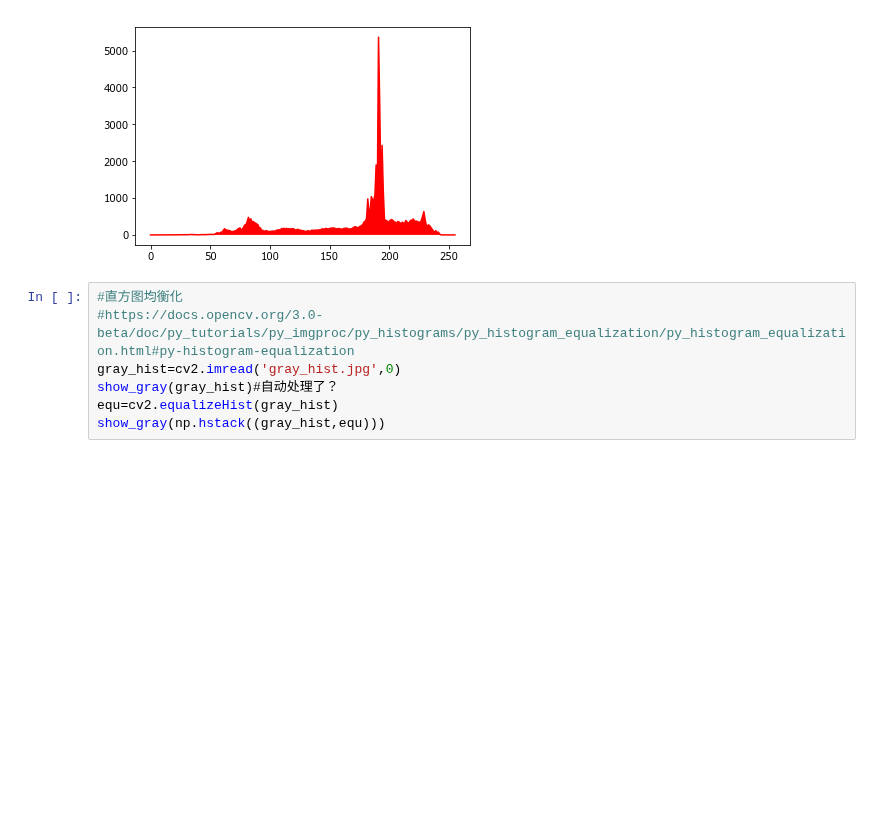
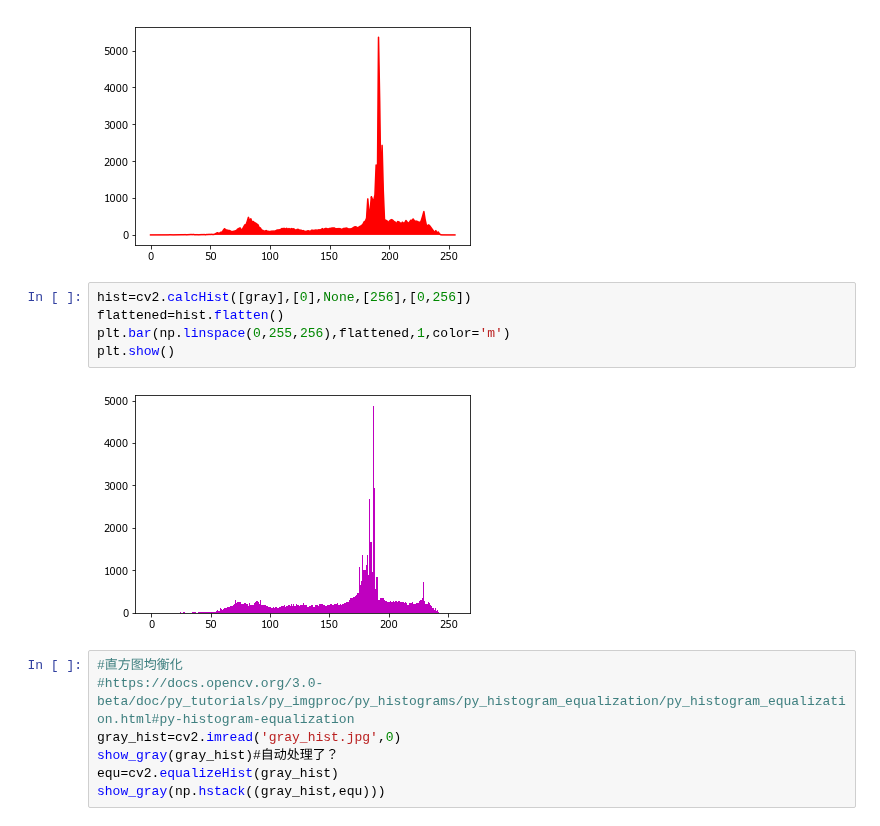
Before and after one commit to yexxyy/jupyter_notebook, a Jupyter notebook: library_learn/opencv.ipynb, the cells around one changed output. Saved outputs shown, nothing was run; the diff lists cells and outputs as text; blank space fills up the shorter version.

```diff
--- a/library_learn/opencv.ipynb
+++ b/library_learn/opencv.ipynb
@@ -243,6 +243,13 @@ for i in range(3):
 [figure]
 [figure]
 [figure]
+# %%
+hist=cv2.calcHist([gray],[0],None,[256],[0,256])
+flattened=hist.flatten()
+plt.bar(np.linspace(0,255,256),flattened,1,color='m')
+plt.show()
+# %% [output]
+[figure, added]
 # %%
 #直方图均衡化
 #https://docs.opencv.org/3.0-beta/doc/py_tutorials/py_imgproc/py_histograms/py_histogram_equalization/py_histogram_equalization.html#py-histogram-equalization
```
Also changed, not shown: 20 other files.
